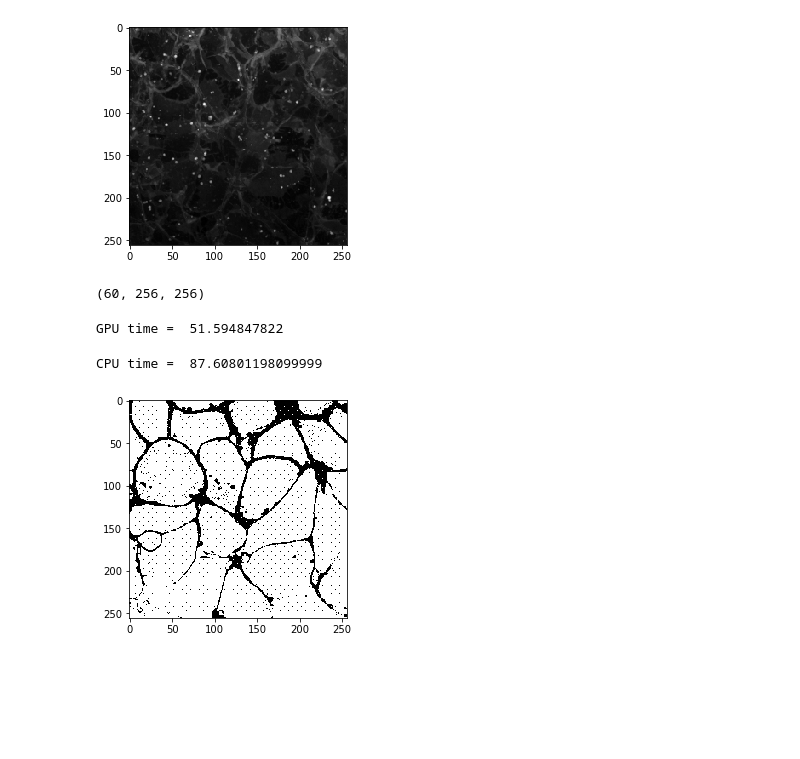
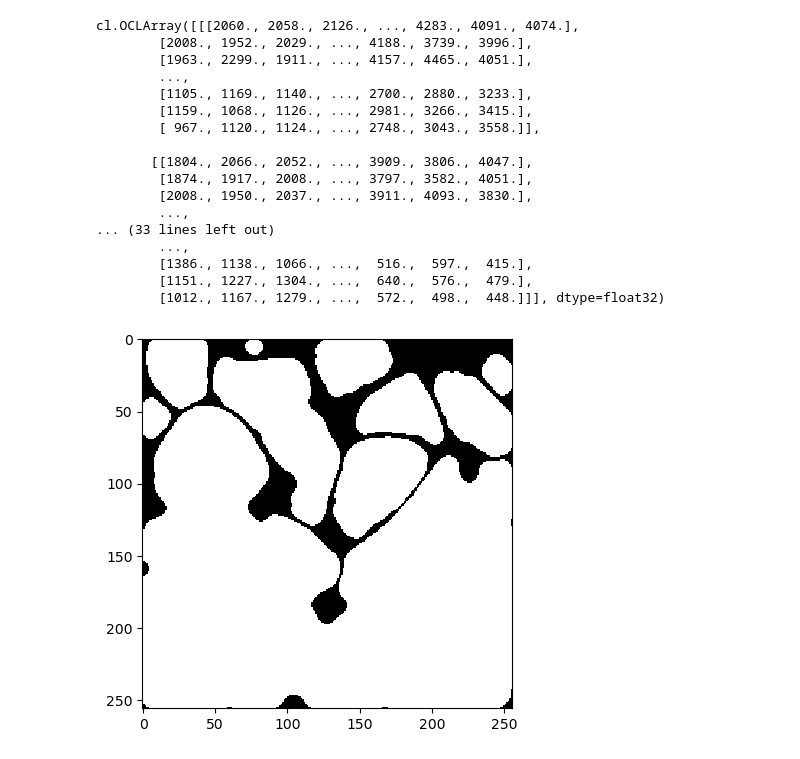
Before and after one commit to clEsperanto/pyclesperanto_prototype, a Jupyter notebook: demo/segmentation/level_set_segmentation.ipynb, the cells around one changed output. Cells and saved outputs as stored; diff of their text form; code cells hidden in the pictures; blank space fills up the shorter version.

```diff
--- a/demo/segmentation/level_set_segmentation.ipynb
+++ b/demo/segmentation/level_set_segmentation.ipynb
@@ -10,10 +10,24 @@ cle.select_device()
 # %%
 image = cells3d()[:,0,...]
-cle.imshow(image)
-print(image.shape)
+cle.asarray(image)
 # %% [output]
-[figure, removed]
-(60, 256, 256)
+cl.OCLArray([[[2060., 2058., 2126., ..., 4283., 4091., 4074.],
+        [2008., 1952., 2029., ..., 4188., 3739., 3996.],
+        [1963., 2299., 1911., ..., 4157., 4465., 4051.],
+        ...,
+        [1105., 1169., 1140., ..., 2700., 2880., 3233.],
+        [1159., 1068., 1126., ..., 2981., 3266., 3415.],
+        [ 967., 1120., 1124., ..., 2748., 3043., 3558.]],
+
+       [[1804., 2066., 2052., ..., 3909., 3806., 4047.],
+        [1874., 1917., 2008., ..., 3797., 3582., 4051.],
+        [2008., 1950., 2037., ..., 3911., 4093., 3830.],
+        ...,
+... (33 lines left out)
+        ...,
+        [1386., 1138., 1066., ...,  516.,  597.,  415.],
+        [1151., 1227., 1304., ...,  640.,  576.,  479.],
+        [1012., 1167., 1279., ...,  572.,  498.,  448.]]], dtype=float32)
 # %%
 def level_set_gpu():
     result_gpu = cle.morphological_snakes(image, n_iter=50, smoothing=0)
@@ -21,20 +35,16 @@ def level_set_gpu():
 def level_set_cpu():
     result_cpu = morphological_chan_vese(image, iterations=50, smoothing=0)
 # %%
-time_in_s = timeit.timeit(level_set_gpu, number=10)
-print("GPU time = ", time_in_s)
+#time_in_s = timeit.timeit(level_set_gpu, number=10)
+#print("GPU time = ", time_in_s)
-# %% [output]
-GPU time =  51.594847822
 # %%
-time_in_s = timeit.timeit(level_set_cpu, number=10)
-print("CPU time = ", time_in_s)
+#time_in_s = timeit.timeit(level_set_cpu, number=10)
+#print("CPU time = ", time_in_s)
-# %% [output]
-CPU time =  87.60801198099999
 # %%
 image2d = cells3d()[30,0,...]
 # %%
-result_gpu = cle.morphological_snakes(image2d, n_iter=50, smoothing=0)
+result_gpu = cle.morphological_snakes(image2d, n_iter=50, smoothing=10)
 cle.imshow(result_gpu)
 # %% [output]
-[figure, old version]
+[figure, new version]
 # %%
```
Also changed, not shown: parts of 2 cells of this notebook, 1 other file.
